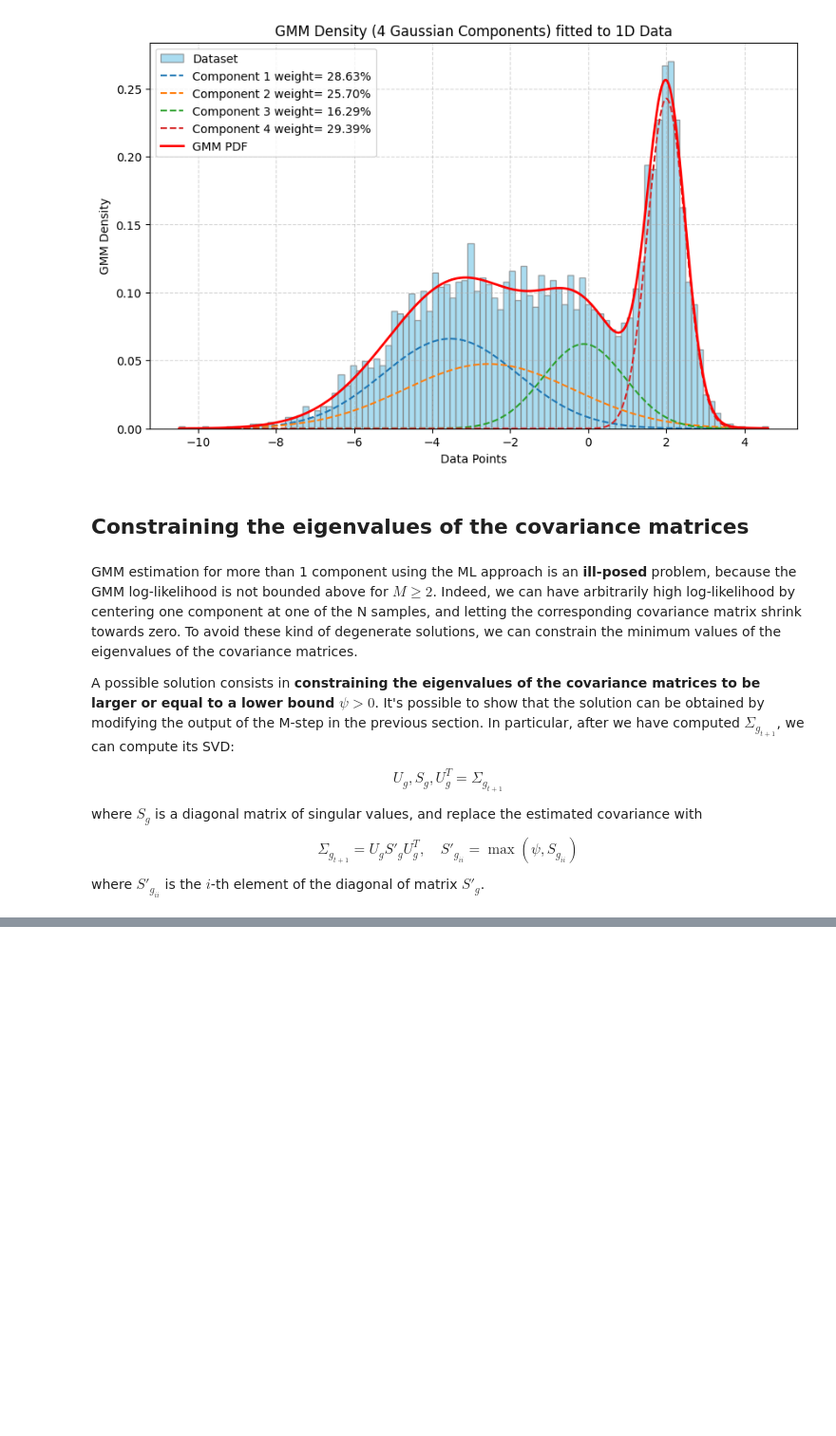
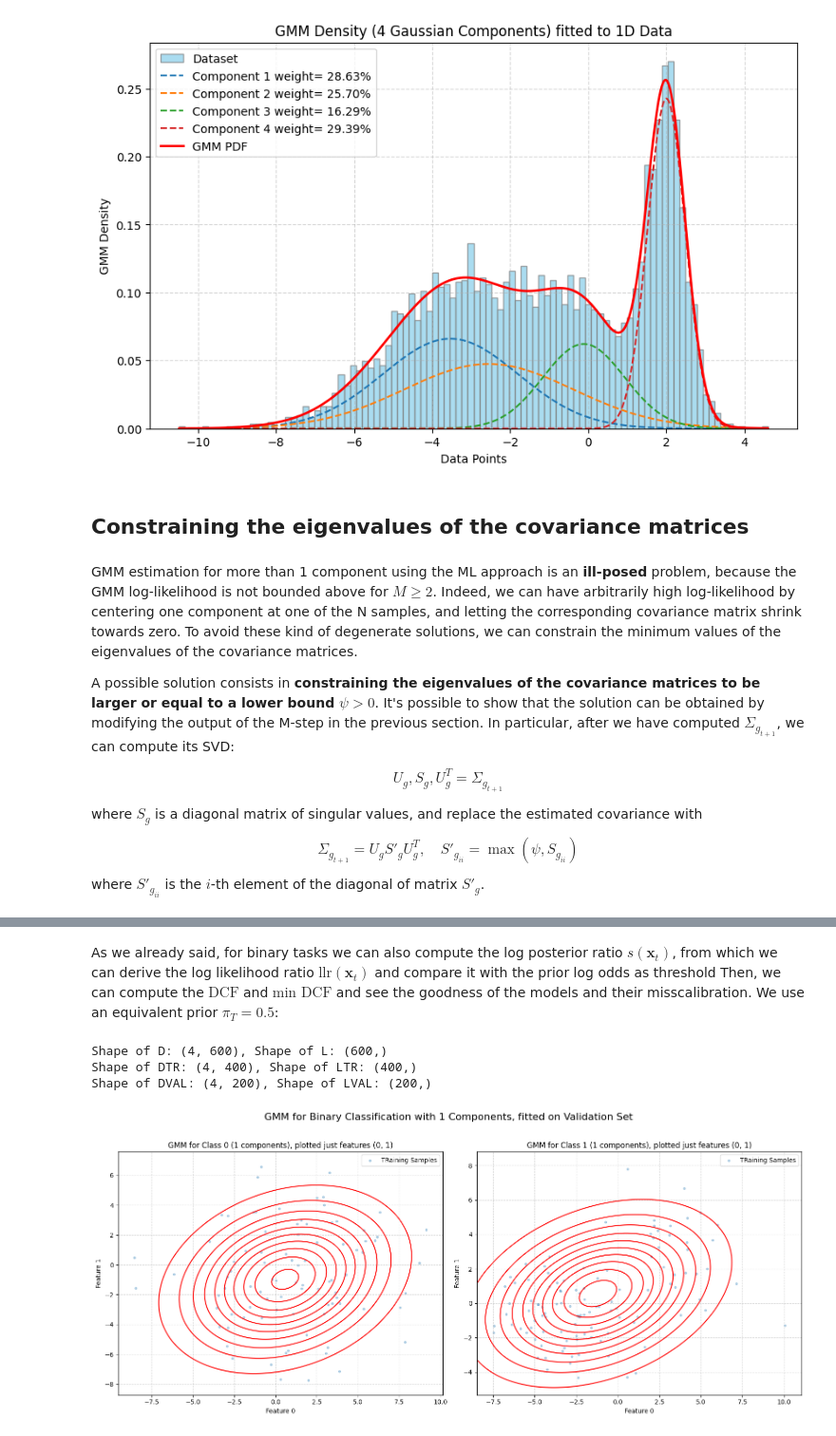
Before and after one commit to RiccardoRevalor/MachineLearningPatternRecognition, a Jupyter notebook: lab11_GMM/GMM.ipynb, the cells around one changed output, grey strips where cells are left out. Shown: that part at 95% size. Cells and saved outputs as stored; diff of their text form; code cells hidden in the pictures; blank space fills up the shorter version.

Commit message:
l11: GMM for classification tasks

```diff
--- a/lab11_GMM/GMM.ipynb
+++ b/lab11_GMM/GMM.ipynb
@@ -581,7 +581,7 @@ def train_GMM_EM_LBG(X, targetNumberComponents, threshold_stop=1e-6, alpha=0.1,
     Train a GMM using Expectation-Maximization algorithm, with a target number of components using the Linde-Buzo-Gray (LBG) algorithm.
     Parameters
     - X: matrix of size (D, N) where D is the number of features and N is the number of data points.
-    - targetNumberComponents: target number of Gaussian components to reach in the GMM. It has to be an even number, grater or equal than 2
+    - targetNumberComponents: target number of Gaussian components to reach in the GMM. It has to be either 1 or an even number, grater or equal than 2
     - threshold_stop: threshold for stopping the EM algorithm. If the change in log likelihood is less than this value, stop.
     - alpha: scalar, the factor by which to scale the displacement vector in the LBG algorithm.
             It dictates how far the two new components will be displaced from the original component, along the direction of maximum variance.
@@ -593,9 +593,9 @@ def train_GMM_EM_LBG(X, targetNumberComponents, threshold_stop=1e-6, alpha=0.1,
           mean: vector of size (D,)
           covariance: matrix of size (D, D)
     """
-    #check if targetNumberComponents is even, and greater than or equal to 2
-    if targetNumberComponents < 2 or targetNumberComponents % 2 != 0:
-        raise ValueError("targetNumberComponents must be an even number greater than or equal to 2.")
+    #check if targetNumberComponents is either 1 or even, and greater than or equal to 2
+    if targetNumberComponents != 1 and (targetNumberComponents < 2 or targetNumberComponents % 2 != 0):
+        raise ValueError("targetNumberComponents must be either 1 or an even number greater than or equal to 2.")
 
     currentNumberComponents = 1
     GMM_ll_new = 0 #final log likelihood to be returned
@@ -623,7 +623,7 @@ def train_GMM_EM_LBG(X, targetNumberComponents, threshold_stop=1e-6, alpha=0.1,
 
 
         #phase2: use the 2G components as initial GMM for EM and let it converge
-        gmm_old, GMM_ll_new = train_GMM_EM(X, gmm_new, threshold_stop=threshold_stop)
+        gmm_old, GMM_ll_new = train_GMM_EM(X, gmm_new, threshold_stop=threshold_stop, psiEig=psiEig)
 
 
     return gmm_old, GMM_ll_new  #return the final GMM parameters after EM iterations, plus the final log likelihood
@@ -629,0 +704,15 @@ def train_GMM_EM_LBG(X, targetNumberComponents, threshold_stop=1e-6, alpha=0.1,
+# %% [markdown]
+As we already said, for binary tasks we can also compute the log posterior ratio $s(\mathbf{x}_t)$, from which we can derive the log likelihood ratio $\text{llr}(\mathbf{x}_t)$ and compare it with the prior log odds as threshold Then, we can compute the $\text{DCF}$ and $\text{min DCF}$ and see the goodness of the models and their misscalibration. We use an equivalent prior $\pi_T = 0.5$:
+# %%
+#load binary dataset
+D, L = np.load('Data/ext_data_binary.npy'), np.load('Data/ext_data_binary_labels.npy')
+
+print(f"Shape of D: {D.shape}, Shape of L: {L.shape}")
+
+(DTR, LTR), (DVAL, LVAL) = splitTrainingValidation(2.0/3.0, D, L)
+print(f"Shape of DTR: {DTR.shape}, Shape of LTR: {LTR.shape}")
+print(f"Shape of DVAL: {DVAL.shape}, Shape of LVAL: {LVAL.shape}")
+# %% [output]
+Shape of D: (4, 600), Shape of L: (600,)
+Shape of DTR: (4, 400), Shape of LTR: (400,)
+Shape of DVAL: (4, 200), Shape of LVAL: (200,)
@@ -629,0 +806,45 @@ def train_GMM_EM_LBG(X, targetNumberComponents, threshold_stop=1e-6, alpha=0.1,
+# %%
+#as before, we try different number of components, so we can see how the GMM performs with different number of components
+k_data = []
+minDCFs = []
+DCF_data = []
+
+for k in [1, 2, 4, 8, 16]:
+    #compute llr
+    gmm0, ll0 = train_GMM_EM_LBG(DTR[:, LTR == 0], targetNumberComponents=k, threshold_stop=1e-6, alpha=0.1, psiEig=0.01)
+    gmm1, ll1 = train_GMM_EM_LBG(DTR[:, LTR == 1], targetNumberComponents=k, threshold_stop=1e-6, alpha=0.1, psiEig=0.01)
+
+    plot_gmm_2d_classification(
+         DVAL,
+         LVAL,
+         gmm0,
+         gmm1,
+         main_title=f"GMM for Binary Classification with {k} Components, fitted on Validation Set",
+    )
+
+    llr = logpdf_GMM(DVAL, gmm1) - logpdf_GMM(DVAL, gmm0)  #log likelihood ratio
+
+    minDCF = computeMinEmpiricalBayesRisk_Normalized(llr, LVAL, 0.5, 1.0, 1.0)  #compute the normalized min DCF with a prior of 0.5
+    DCF = computeEmpiricalBayesRisk_Normalized(llr, LVAL, 0.5, 1.0, 1.0)  #compute the normalized DCF with a prior of 0.5
+
+    k_data.append(k)
+    minDCFs.append(minDCF)
+    DCF_data.append(DCF)
+
+
+#plot in a table the results
+fig, ax = plt.subplots(figsize=(10, 6))
+ax.axis('tight')
+ax.axis('off')
+table_data = [["Number of components", "Min DCF", "DCF"]]
+for k, minDCF, DCF in zip(k_data, minDCFs, DCF_data):
+    table_data.append([k, f"{minDCF:.4f}", f"{DCF:.4f}"])
+
+table = ax.table(cellText=table_data, colLabels=None, cellLoc='center', loc='center')
+table.auto_set_font_size(False)
+table.set_fontsize(12)
+table.scale(2, 2)
+plt.title("GMM Performance on Binary Dataset", fontsize=16)
+plt.show()
+# %% [output]
+[figure, added]
```
Also changed, not shown: parts of 4 cells of this notebook, 6 other files.
